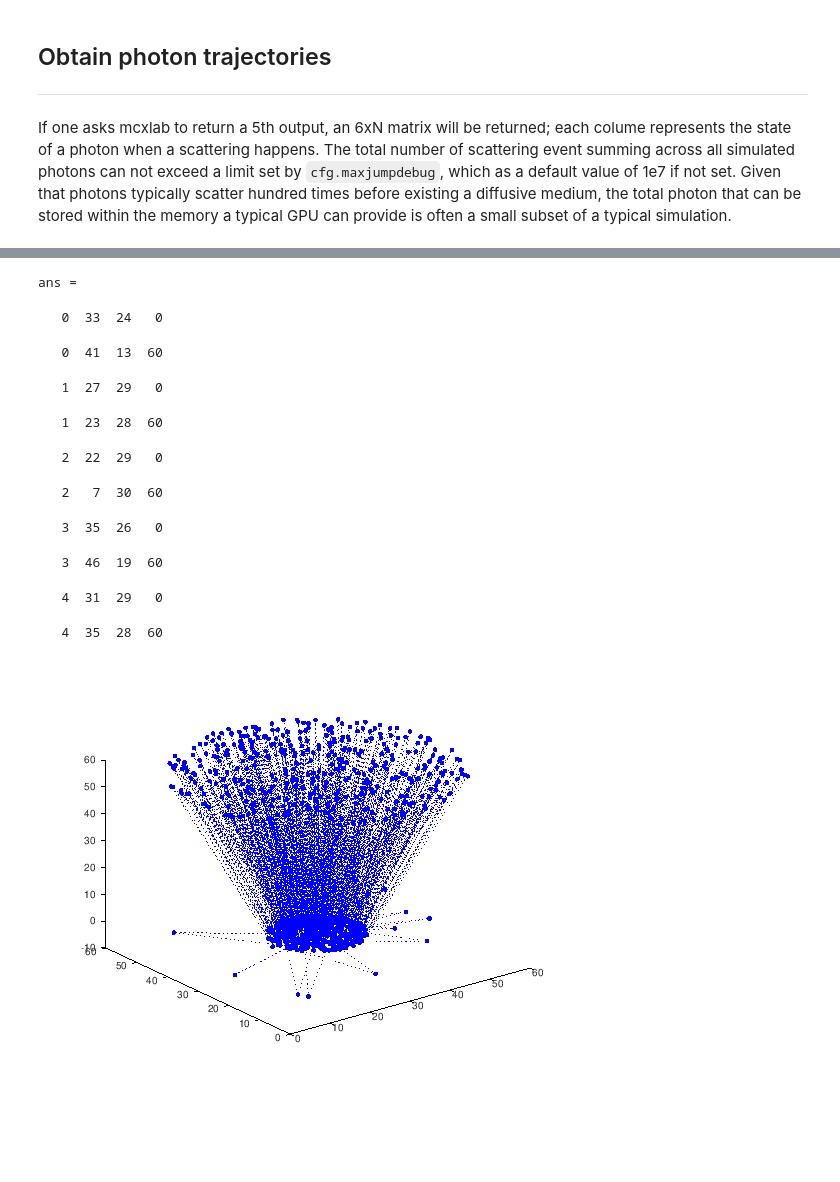
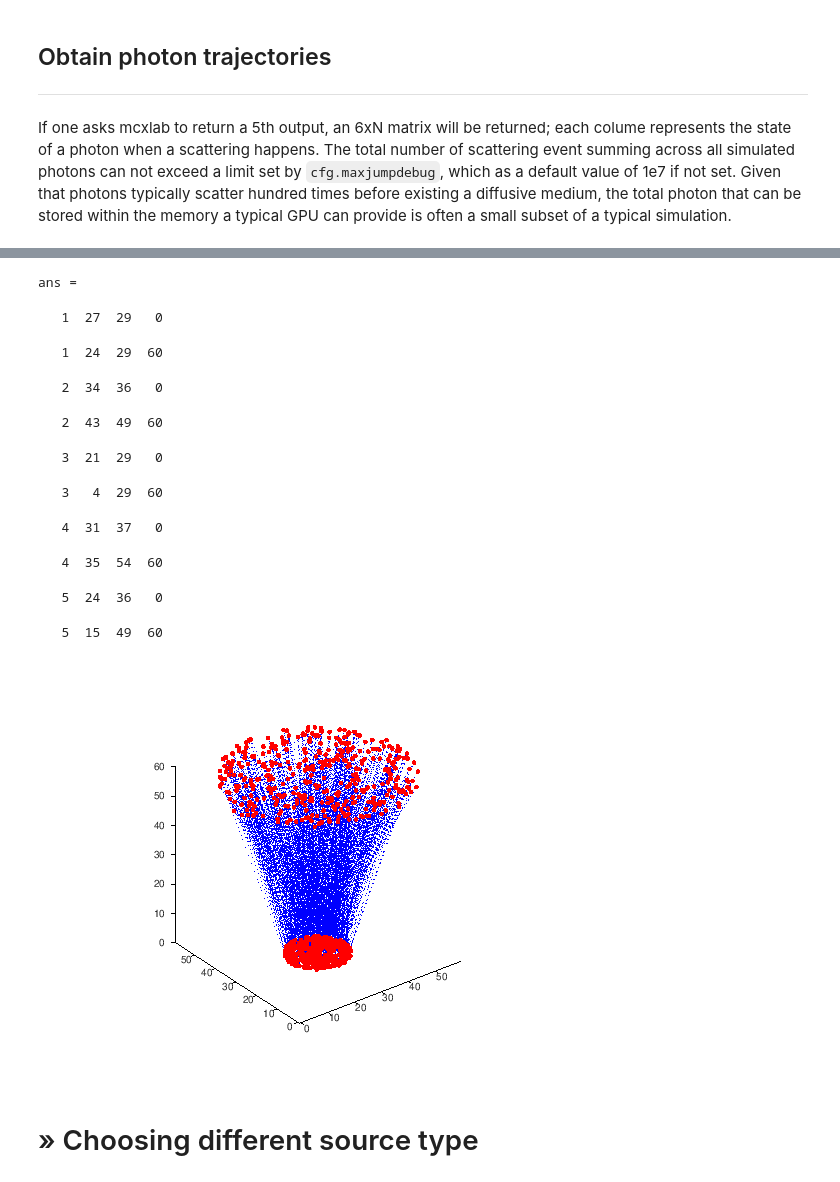
Before and after one commit to fangq/mcx, a Jupyter notebook: mcxlab/tutorials/mcxlab_getting_started.ipynb, the cells around one changed output, grey strips where cells are left out. Cells and saved outputs as stored; diff of their text form; code cells hidden in the pictures; blank space fills up the shorter version.

```diff
--- a/mcxlab/tutorials/mcxlab_getting_started.ipynb
+++ b/mcxlab/tutorials/mcxlab_getting_started.ipynb
@@ -531,17 +533,20 @@ mcx.tend=5e-09;
 # %%
 %%octave
-sortedlines=mcxplotphotons(traj, 'color','b', 'linestyle', ':', 'markersize', 10);
+sortedlines=mcxplotphotons(traj, 'color','b', 'linestyle', ':', 'markersize', 10, 'markeredgecolor', 'r');
+axis equal
 [sortedlines.id(1:10) sortedlines.pos(1:10,:)]
 # %% [output]
 ans =
-   0  33  24   0
+   1  27  29   0
-   0  41  13  60
+   1  24  29  60
-   1  27  29   0
+   2  34  36   0
-   1  23  28  60
+   2  43  49  60
-   2  22  29   0
+   3  21  29   0
-   2   7  30  60
+   3   4  29  60
-   3  35  26   0
+   4  31  37   0
-   3  46  19  60
+   4  35  54  60
-   4  31  29   0
+   5  24  36   0
-   4  35  28  60
+   5  15  49  60
-[figure, old version]
+[figure, new version]
+# %% [markdown]
+# » Choosing different source type
```
Also changed, not shown: parts of 40 cells of this notebook.
